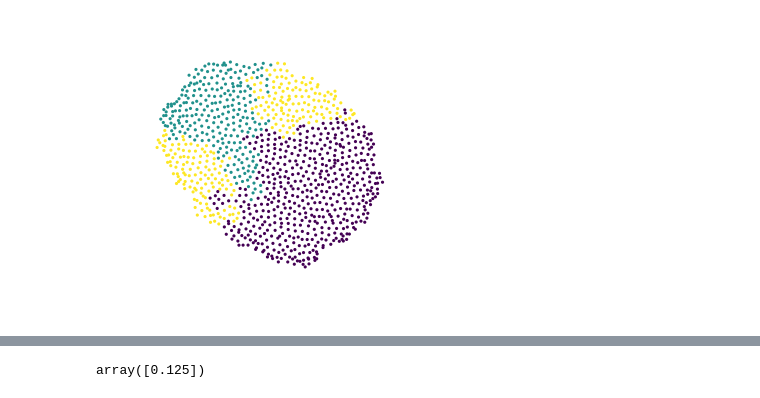
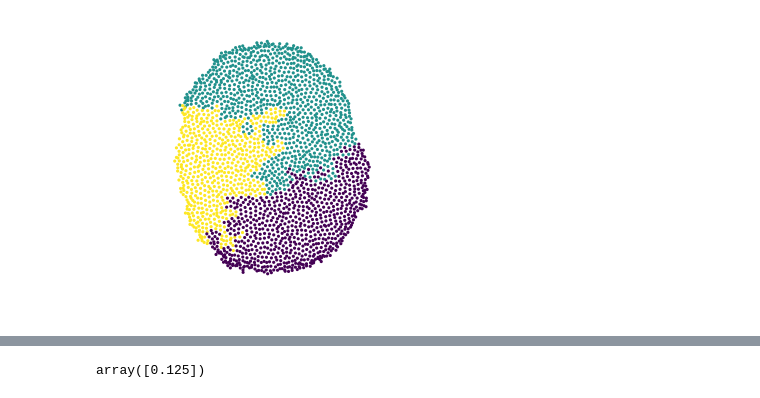
Before and after one commit to sbernasek/growth, a Jupyter notebook: notebooks/development.ipynb, the cells around one changed output, grey strips where cells are left out. Drawn from its saved outputs; the diff is of its cells as text; code cells hidden in the pictures.

```diff
--- a/notebooks/development.ipynb
+++ b/notebooks/development.ipynb
@@ -7,15 +8,15 @@ import matplotlib.pyplot as plt
 from growth.sweep.simulation import GrowthSimulation
 import numpy as np
 # %%
-division = 1.
-recombination = 0.7
+division = 0.1
+recombination = 0.2
 start = 1
-duration = 0.5
-population = 10
+duration = 2.
+population = 11
 
 culture = GrowthSimulation(division, recombination, start, duration, population)
 culture.run()
 
 culture.plot(colorby='genotype', cmap=plt.cm.viridis, s=10)
 # %% [output]
-[figure, old version]
+[figure, new version]
```
Also changed, not shown: parts of 3 cells of this notebook, 3 other files.
